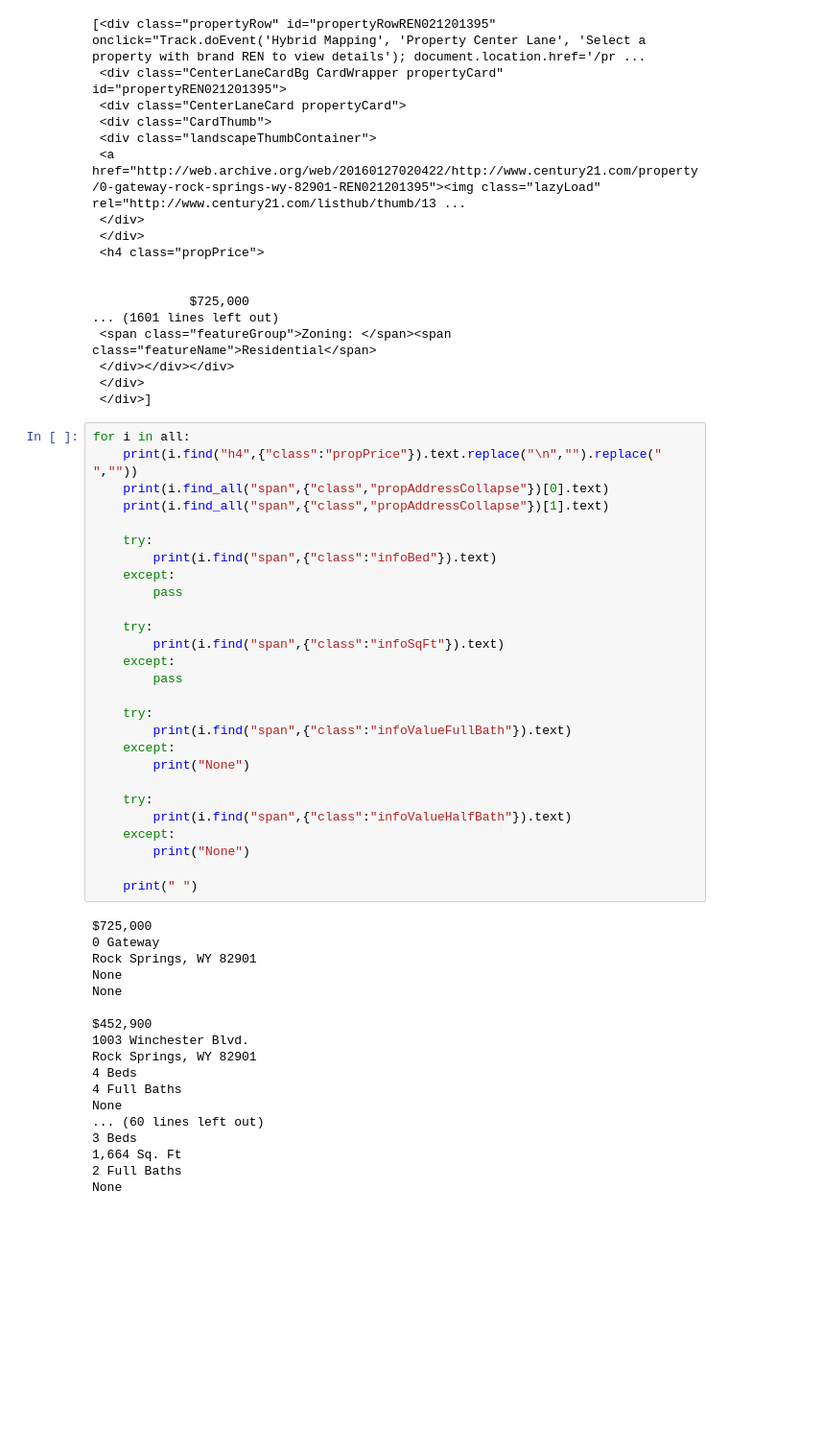
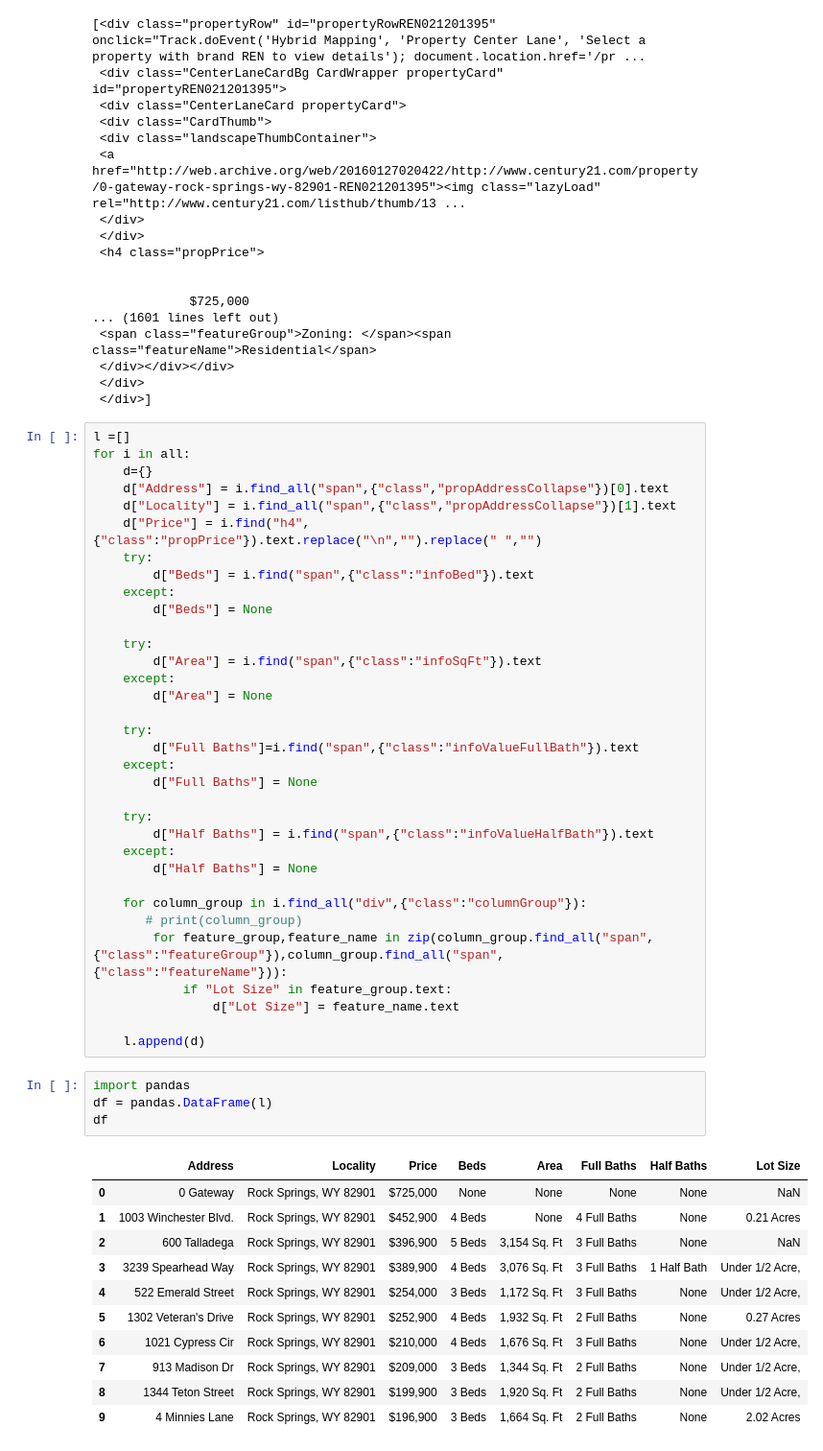
Before and after one commit to chintanbhargave/Python, a Jupyter notebook: Jupyter/WebScrappingCentury21/code.ipynb, the cells around one changed output. Shown: that part at 96% size. Cells and saved outputs as stored; diff of their text form; blank space fills up the shorter version.

```diff
--- a/Jupyter/WebScrappingCentury21/code.ipynb
+++ b/Jupyter/WebScrappingCentury21/code.ipynb
@@ -33,47 +33,52 @@ all
  </div>
  </div>]
 # %%
+l =[]
 for i in all:
-    print(i.find("h4",{"class":"propPrice"}).text.replace("\n","").replace(" ",""))
-    print(i.find_all("span",{"class","propAddressCollapse"})[0].text)
-    print(i.find_all("span",{"class","propAddressCollapse"})[1].text)
+    d={}
+    d["Address"] = i.find_all("span",{"class","propAddressCollapse"})[0].text
+    d["Locality"] = i.find_all("span",{"class","propAddressCollapse"})[1].text
+    d["Price"] = i.find("h4",{"class":"propPrice"}).text.replace("\n","").replace(" ","")
+    try:
+        d["Beds"] = i.find("span",{"class":"infoBed"}).text
+    except:
+        d["Beds"] = None
 
     try:
-        print(i.find("span",{"class":"infoBed"}).text)
+        d["Area"] = i.find("span",{"class":"infoSqFt"}).text
     except:
-        pass
+        d["Area"] = None
 
     try:
-        print(i.find("span",{"class":"infoSqFt"}).text)
+        d["Full Baths"]=i.find("span",{"class":"infoValueFullBath"}).text
     except:
-        pass
+        d["Full Baths"] = None
 
     try:
-        print(i.find("span",{"class":"infoValueFullBath"}).text)
+        d["Half Baths"] = i.find("span",{"class":"infoValueHalfBath"}).text
     except:
-        print("None")
+        d["Half Baths"] = None
 
-    try:
-        print(i.find("span",{"class":"infoValueHalfBath"}).text)
-    except:
-        print("None")
+    for column_group in i.find_all("div",{"class":"columnGroup"}):
+       # print(column_group)
+        for feature_group,feature_name in zip(column_group.find_all("span",{"class":"featureGroup"}),column_group.find_all("span",{"class":"featureName"})):
+            if "Lot Size" in feature_group.text:
+                d["Lot Size"] = feature_name.text
 
-    print(" ")
+    l.append(d)
-# %% [output]
-$725,000
-0 Gateway
-Rock Springs, WY 82901
-None
-None
-
-$452,900
-1003 Winchester Blvd.
-Rock Springs, WY 82901
-4 Beds
-4 Full Baths
-None
-... (60 lines left out)
-3 Beds
-1,664 Sq. Ft
-2 Full Baths
-None
+# %%
+import pandas
+df = pandas.DataFrame(l)
+df
+# %% [output]
+|  | Address | Locality | Price | Beds | Area | Full Baths | Half Baths | Lot Size |
+| 0 | 0 Gateway | Rock Springs, WY 82901 | $725,000 | None | None | None | None | NaN |
+| 1 | 1003 Winchester Blvd. | Rock Springs, WY 82901 | $452,900 | 4 Beds | None | 4 Full Baths | None | 0.21 Acres |
+| 2 | 600 Talladega | Rock Springs, WY 82901 | $396,900 | 5 Beds | 3,154 Sq. Ft | 3 Full Baths | None | NaN |
+| 3 | 3239 Spearhead Way | Rock Springs, WY 82901 | $389,900 | 4 Beds | 3,076 Sq. Ft | 3 Full Baths | 1 Half Bath | Under 1/2 Acre, |
+| 4 | 522 Emerald Street | Rock Springs, WY 82901 | $254,000 | 3 Beds | 1,172 Sq. Ft | 3 Full Baths | None | Under 1/2 Acre, |
+| 5 | 1302 Veteran's Drive | Rock Springs, WY 82901 | $252,900 | 4 Beds | 1,932 Sq. Ft | 2 Full Baths | None | 0.27 Acres |
+| 6 | 1021 Cypress Cir | Rock Springs, WY 82901 | $210,000 | 4 Beds | 1,676 Sq. Ft | 3 Full Baths | None | Under 1/2 Acre, |
+| 7 | 913 Madison Dr | Rock Springs, WY 82901 | $209,000 | 3 Beds | 1,344 Sq. Ft | 2 Full Baths | None | Under 1/2 Acre, |
+| 8 | 1344 Teton Street | Rock Springs, WY 82901 | $199,900 | 3 Beds | 1,920 Sq. Ft | 2 Full Baths | None | Under 1/2 Acre, |
+| 9 | 4 Minnies Lane | Rock Springs, WY 82901 | $196,900 | 3 Beds | 1,664 Sq. Ft | 2 Full Baths | None | 2.02 Acres |
```
Also changed, not shown: parts of 1 cell of this notebook, 1 other file.
